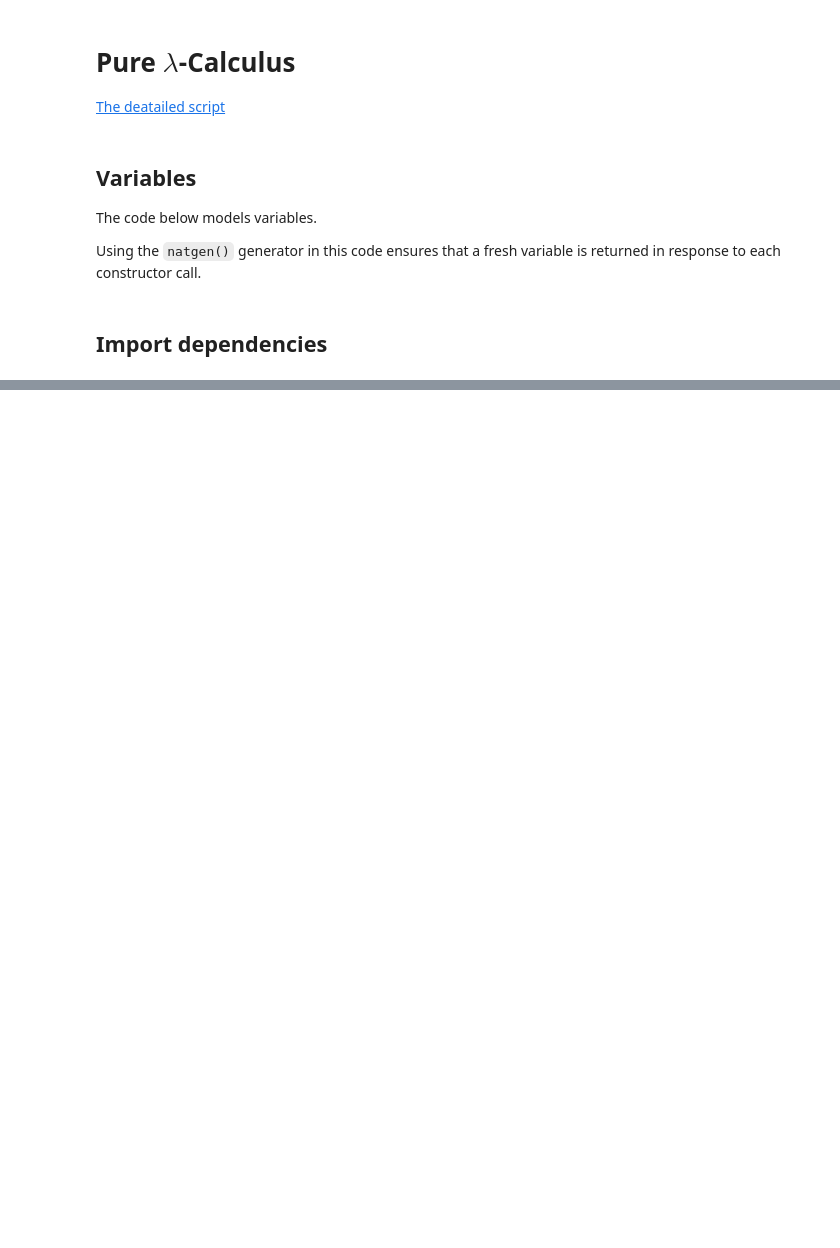
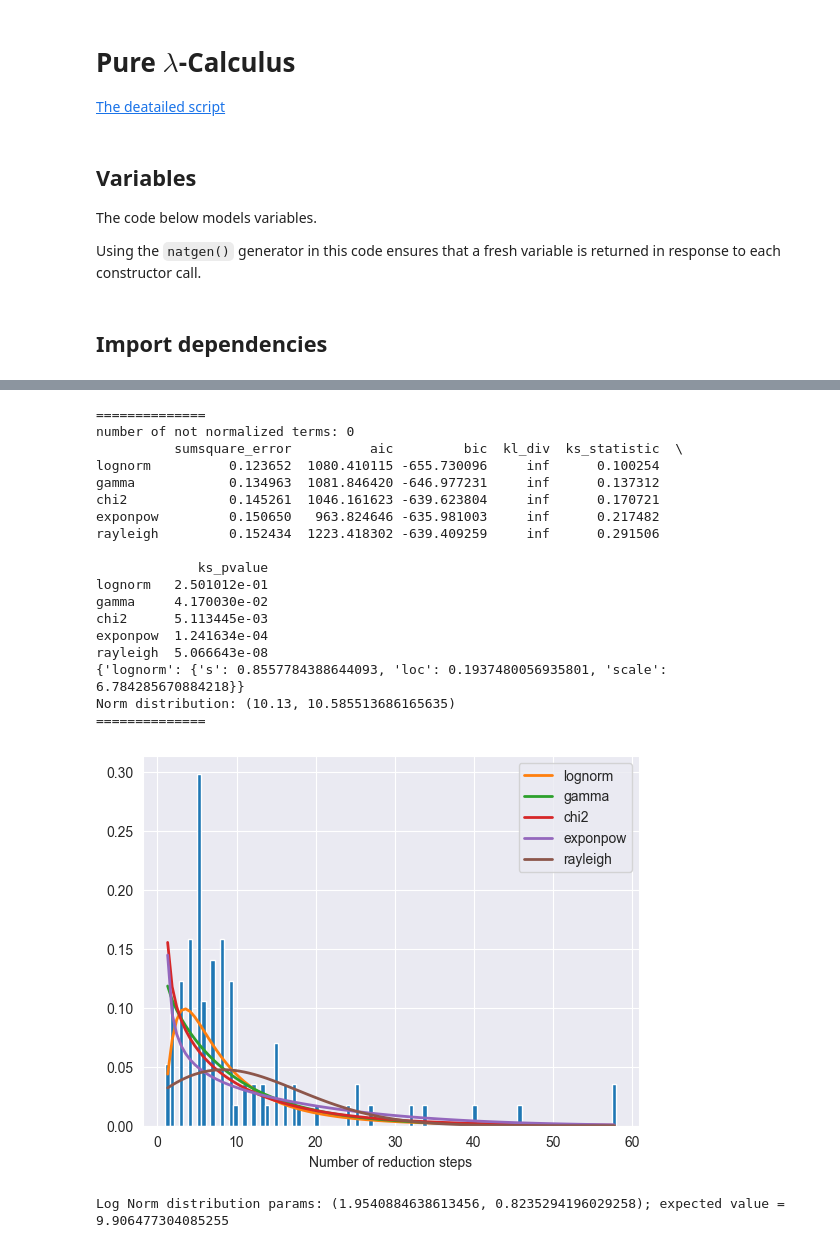
Before and after one commit to alex-deineha/pure-calculus, a Jupyter notebook: src/tests_2/p_calc_egreedy_ndet_action_based.ipynb, the cells around one changed output, grey strips where cells are left out. Cells and saved outputs as stored; diff of their text form; code cells hidden in the pictures; blank space fills up the shorter version.

```diff
--- a/src/tests_2/p_calc_egreedy_ndet_action_based.ipynb
+++ b/src/tests_2/p_calc_egreedy_ndet_action_based.ipynb
@@ -131,0 +190,23 @@ draw_cumulative_avg_comparison(comp_data)
+# %%
+draw_hist(steps_e_greedy_non_d)
+# %% [output]
+==============
+number of not normalized terms: 0
+          sumsquare_error          aic         bic  kl_div  ks_statistic  \
+lognorm          0.123652  1080.410115 -655.730096     inf      0.100254
+gamma            0.134963  1081.846420 -646.977231     inf      0.137312
+chi2             0.145261  1046.161623 -639.623804     inf      0.170721
+exponpow         0.150650   963.824646 -635.981003     inf      0.217482
+rayleigh         0.152434  1223.418302 -639.409259     inf      0.291506
+
+             ks_pvalue
+lognorm   2.501012e-01
+gamma     4.170030e-02
+chi2      5.113445e-03
+exponpow  1.241634e-04
+rayleigh  5.066643e-08
+{'lognorm': {'s': 0.8557784388644093, 'loc': 0.1937480056935801, 'scale': 6.784285670884218}}
+Norm distribution: (10.13, 10.585513686165635)
+==============
+[figure, added]
+Log Norm distribution params: (1.9540884638613456, 0.8235294196029258); expected value = 9.906477304085255
```
Also changed, not shown: parts of 12 cells of this notebook.
